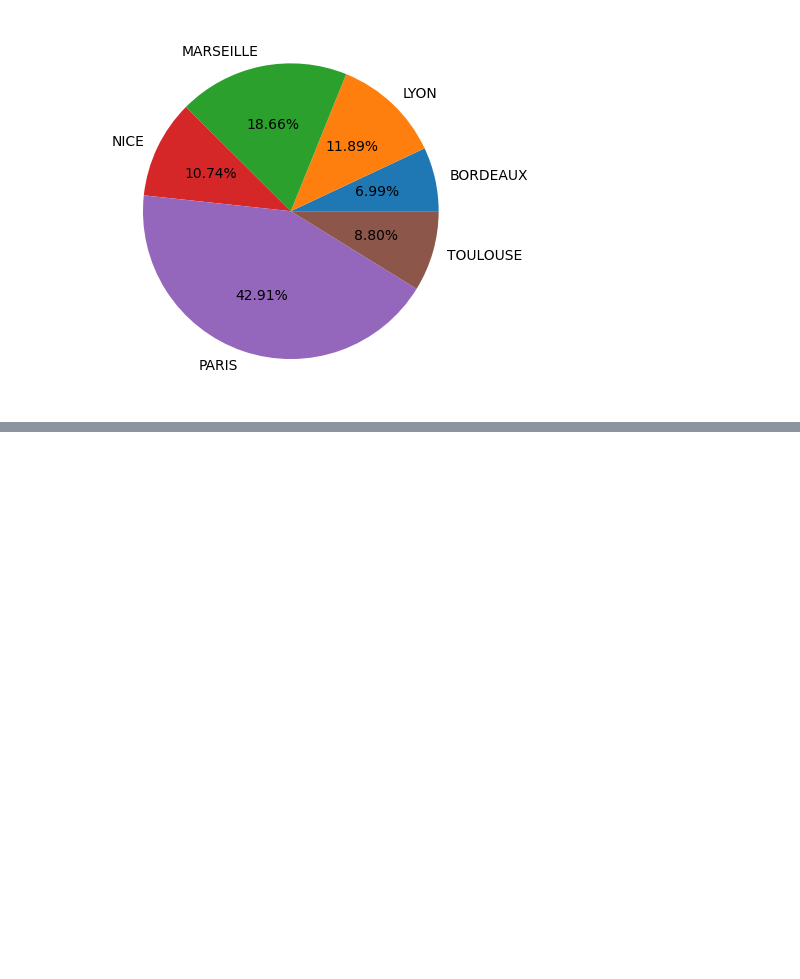
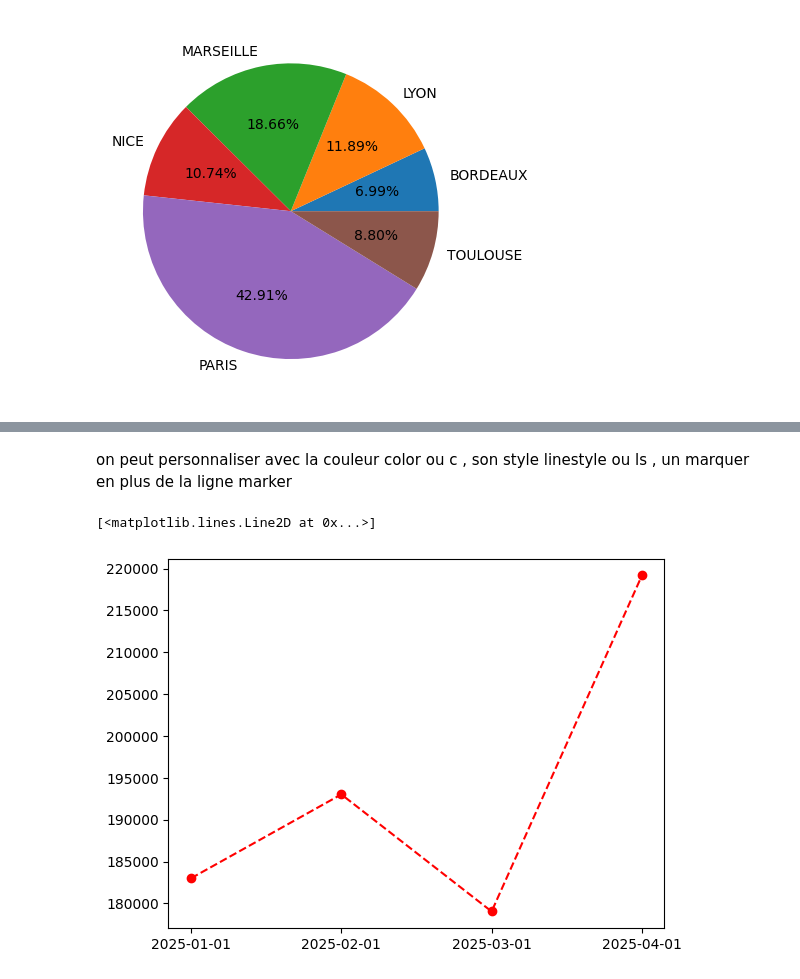
Before and after one commit to Harlequelrah/Learning_data_science, a Jupyter notebook: Learning_data_science/Construisez_des_data_visualisations_avec_Matplotlib_et_Seaborn/Tracez_des_graphiques_avec_Matplotlib.ipynb, the cells around one changed output, grey strips where cells are left out. Saved outputs shown, nothing was run; the diff lists cells and outputs as text; code cells hidden in the pictures; blank space fills up the shorter version.

```diff
--- a/Learning_data_science/Construisez_des_data_visualisations_avec_Matplotlib_et_Seaborn/Tracez_des_graphiques_avec_Matplotlib.ipynb
+++ b/Learning_data_science/Construisez_des_data_visualisations_avec_Matplotlib_et_Seaborn/Tracez_des_graphiques_avec_Matplotlib.ipynb
@@ -76,0 +121,7 @@ plt.pie(labels=data['ville'],x=data['remboursement'],autopct="%.2f%%")
+# %% [markdown]
+on peut personnaliser avec la couleur color ou c  , son style linestyle ou ls , un marquer en plus de la ligne marker
+# %%
+plt.plot(evolution_ca['date'],evolution_ca["chiffre d'affaire"],marker='o',color='red',ls='--')
+# %% [output]
+[<matplotlib.lines.Line2D at 0x...>]
+[figure, added]
```
Also changed, not shown: parts of 10 cells of this notebook.
